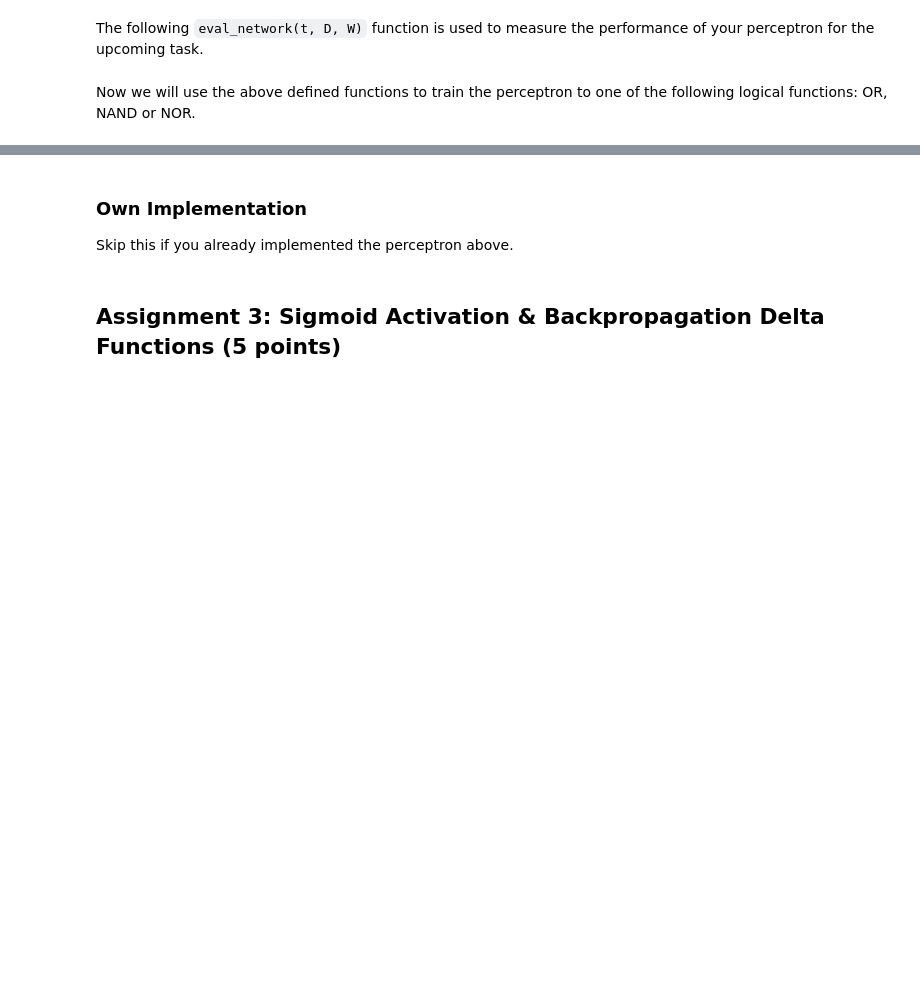
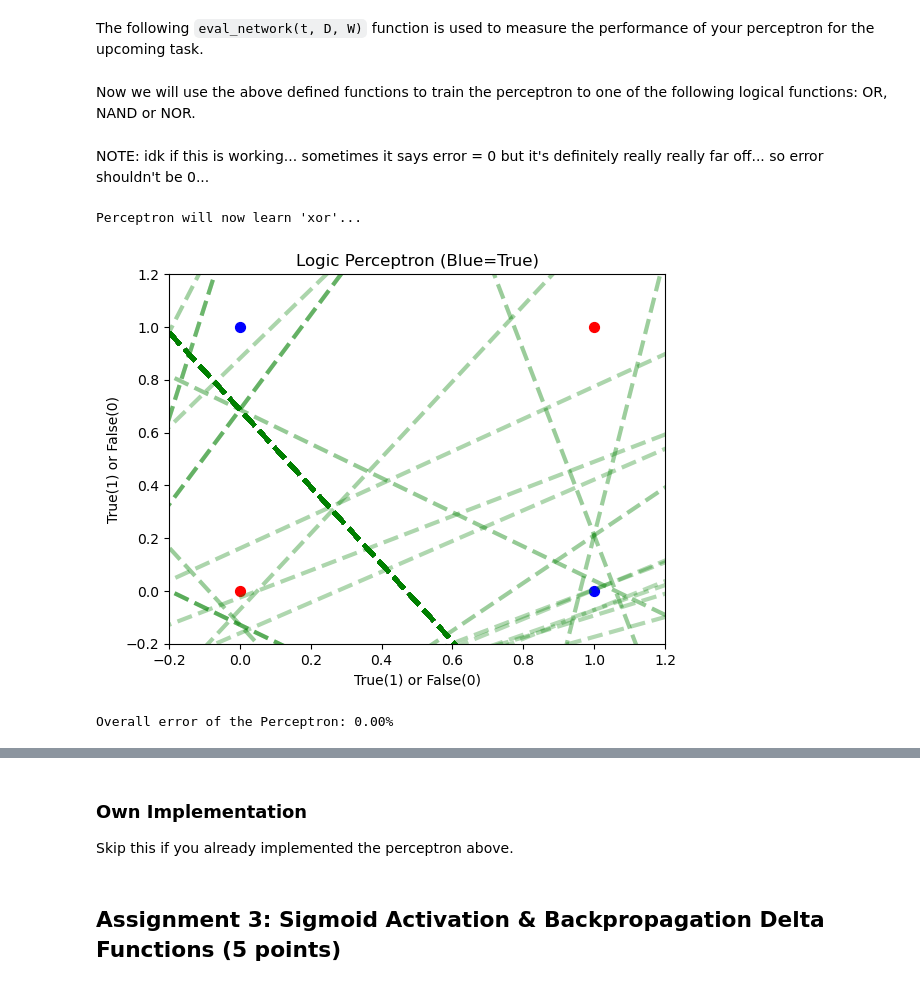
Before and after one commit to Mini11e/ML, a Jupyter notebook: hw08/sheet08.ipynb, the cells around one changed output, grey strips where cells are left out. Cells and saved outputs as stored; diff of their text form; code cells hidden in the pictures; blank space fills up the shorter version.

```diff
--- a/hw08/sheet08.ipynb
+++ b/hw08/sheet08.ipynb
@@ -53,11 +61,26 @@ import numpy as np
 import numpy.random as rnd
 
 # TODO: Write the input activation (called net_input) and the output function (called out_fun).
-# YOUR CODE HERE
+def net_input(data, weights):
+    s = 0
+    for d, w in zip(data, weights):
+        # sum over all datapoints * their weights
+        s = s + w*d
+    return s
 
+def out_fun(input):
+    # output fun from above
+    # like threshold
+    if input >= 0:
+        return 1
+    else:
+        return 0
 
 # TODO: Write a function generate_weights that generates N (= number of dimensions) + 1 (w_0) random weights.
-# YOUR CODE HERE
+def generate_weights(n):
+    # generating n+1 random weights
+    weights = np.random.rand(n+1)
+    return weights
 # %%
 ####################################################
 ## Testing the perceptron with a concrete example ##
@@ -115,11 +138,17 @@ def function_to_learn(selector, function):
     for color, point in enumerate(plot_points):
         plt.scatter(*point, s=50, c='b' if plot_colors[color] == 1 else 'r')
     print("Perceptron will now learn '{}'...\n\n".format(selector))
+# %% [markdown]
+NOTE: idk if this is working... sometimes it says error = 0 but it's definitely really really far off... so error shouldn't be 0...
 # %%
 import matplotlib.pyplot as plt
 
 # Change this line to choose other operators:
-op = 'and'
+#op = 'and' # tested good params: {ϵ = 0.001, dims = 2, training_size = 8}
+#op = 'or'
+#op = 'nand'
+#op = 'nor'
+op = 'xor'
 
 
 ###################################################
@@ -129,25 +158,38 @@ op = 'and'
 # TODO: Write the update function (name it 'delta_fun')
 #       for the weights dependent on epsilon, the target,
 #       the output and the input vector.
-# YOUR CODE HERE
+
+def delta_fun(ϵ, target, output, input):
+    #delta = []
+    #print(f"{target[0]=}")
+    delta = ϵ * (target - output) * input
+    #print("delta")
+
+    #print(delta)
+    return ϵ * (target - output) * input # unsure if this works
 
 # TODO: Define suitable parameters for your problem.
 # Use the following names:
 #   ϵ: learning rate
 #   dims: dimensions
 #   training_size: the number of training samples
-# YOUR CODE HERE
+
+ϵ = 0.01
+dims = 3
+training_size = 8
 
 # TODO: Generate the weights (in a variable called W).
-# YOUR CODE HERE
+W = generate_weights(dims)
 
 # TODO: Generate a matrix D of truthvalue pairs.
 # The shape should be (training_size, dims).
-# YOUR CODE HERE
+D = np.random.randint(2, size=(training_size, dims))
+#print(D)
 
 # TODO: Pad the input D with ones for the bias. The bias should always be
 # w_0, i. e. the first column of the data should be ones.
-# YOUR CODE HERE
+D = np.pad(D, (1,0), constant_values=(1))[1:, :] # remove [1,1,1] row crated by np.pad
+#print(D)
 
 # Learn one of the logical functions OR, NAND, NOR
 # (the lambda keyword is just a short way to define functions).
@@ -166,30 +208,36 @@ row_operator = lambda row: log_operator(row[0], row[1])
 labels = np.apply_along_axis(row_operator, 1, D[:, 1:])
 
 epochs = 200    # Extra question: What effects do changes in the epochs
 samp_size = 5  #                 and sample sizes have on our training?
 
 for i in range(epochs):
     # Sample random from the training data.
     for idx in rnd.choice(range(training_size), samp_size, replace=False):
         y = out_fun(net_input(D[idx], W))
+       # print(f"{y=}")
+        #print(idx)
         W += delta_fun(ϵ, labels[idx], y, D[idx])
     # Plotting code
     y_point = (0, (-W[0] / W[2]))
     x_point = ((-W[0] / W[1]), 0)
     try:
         slope = (y_point[1] - x_point[1]) / (y_point[0] - x_point[0]) # will not work if x and y intercepts are 0
     except ZeroDivisionError:
         print("X and Y intercepts are both zero.  Due to the way slope is calculated, this causes a division by zero.  Sorry.")
     y_out = lambda points: slope * points
     x = np.linspace(-10, 10, 100)
     plt.plot(x, y_out(x) + y_point[1], 'g--', linewidth=3, alpha=i/epochs +.2 if i/epochs +.2 < 1 else 1)
 
 plt.ylim([-.2, 1.2])
 plt.xlim([-.2, 1.2])
 plt.title("Logic Perceptron (Blue=True)")
 plt.xlabel("True(1) or False(0)")
 plt.ylabel("True(1) or False(0)")
 plt.show()
 
 # Print the overall performance of the Perceptron.
 print("Overall error of the Perceptron: {:.2%}".format(eval_network(labels, D, W)))
+# %% [output]
+Perceptron will now learn 'xor'...
+[figure, added]
+Overall error of the Perceptron: 0.00%
```
Also changed, not shown: parts of 2 cells of this notebook, 1 other file.
